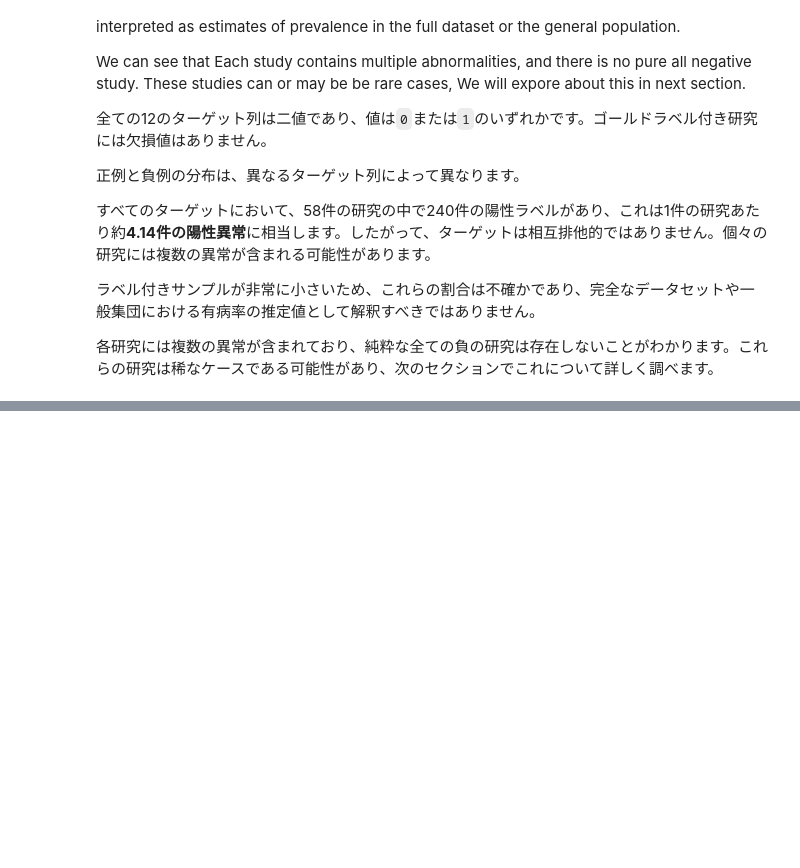
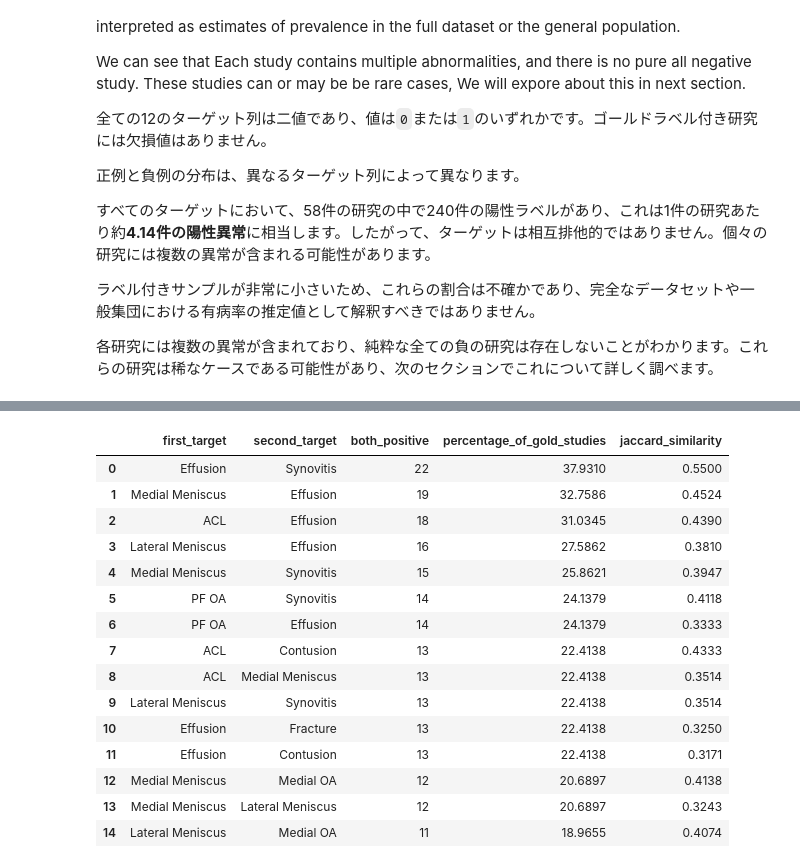
Before and after one commit to PandaDev0069/Kaggle, a Jupyter notebook: RSNA_Knee_EDA.ipynb, the cells around one changed output, grey strips where cells are left out. Saved outputs shown, nothing was run; the diff lists cells and outputs as text; code cells hidden in the pictures; blank space fills up the shorter version.

```diff
--- a/RSNA_Knee_EDA.ipynb
+++ b/RSNA_Knee_EDA.ipynb
@@ -589,0 +779,55 @@ In this section, we will explore the distribution of the number of abnormalities
+# %%
+# ==================================
+# 3.7.4.2 Sumarize the most frequent target pairs (最も頻繁に出現するターゲットペアの要約)
+# ==================================
+
+pair_rows = []
+
+for first_index, first_target in enumerate(TARGET_COLUMNS):
+    for second_target in TARGET_COLUMNS[first_index + 1 :]:
+        first_positive = gold_labels[first_target] == 1
+        second_positive = gold_labels[second_target] == 1
+
+        both_positive = int((first_positive & second_positive).sum())
+
+        either_positive = int((first_positive | second_positive).sum())
+
+        pair_rows.append(
+            {
+                "first_target": first_target,
+                "second_target": second_target,
+                "both_positive": both_positive,
+                "percentage_of_gold_studies": (both_positive / len(gold_labels) * 100),
+                "jaccard_similarity": (
+                    both_positive / either_positive if either_positive > 0 else np.nan
+                ),
+            }
+        )
+
+target_pairs = (
+    pd.DataFrame(pair_rows)
+    .sort_values(
+        ["both_positive", "jaccard_similarity"],
+        ascending=False,
+    )
+    .reset_index(drop=True)
+)
+
+display(target_pairs.head(15))
+# %% [output]
+|  | first_target | second_target | both_positive | percentage_of_gold_studies | jaccard_similarity |
+| 0 | Effusion | Synovitis | 22 | 37.9310 | 0.5500 |
+| 1 | Medial Meniscus | Effusion | 19 | 32.7586 | 0.4524 |
+| 2 | ACL | Effusion | 18 | 31.0345 | 0.4390 |
+| 3 | Lateral Meniscus | Effusion | 16 | 27.5862 | 0.3810 |
+| 4 | Medial Meniscus | Synovitis | 15 | 25.8621 | 0.3947 |
+| 5 | PF OA | Synovitis | 14 | 24.1379 | 0.4118 |
+| 6 | PF OA | Effusion | 14 | 24.1379 | 0.3333 |
+| 7 | ACL | Contusion | 13 | 22.4138 | 0.4333 |
+| 8 | ACL | Medial Meniscus | 13 | 22.4138 | 0.3514 |
+| 9 | Lateral Meniscus | Synovitis | 13 | 22.4138 | 0.3514 |
+| 10 | Effusion | Fracture | 13 | 22.4138 | 0.3250 |
+| 11 | Effusion | Contusion | 13 | 22.4138 | 0.3171 |
+| 12 | Medial Meniscus | Medial OA | 12 | 20.6897 | 0.4138 |
+| 13 | Medial Meniscus | Lateral Meniscus | 12 | 20.6897 | 0.3243 |
+| 14 | Lateral Meniscus | Medial OA | 11 | 18.9655 | 0.4074 |
```
Also changed, not shown: parts of 13 cells of this notebook.
